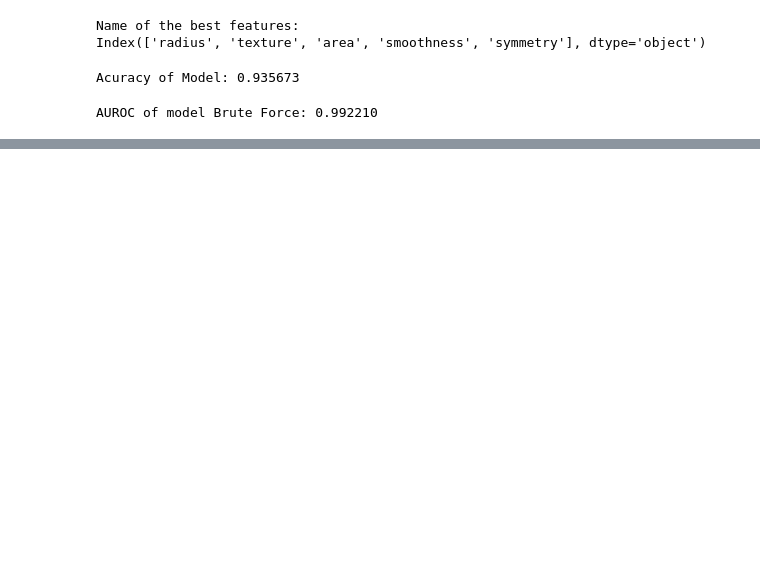
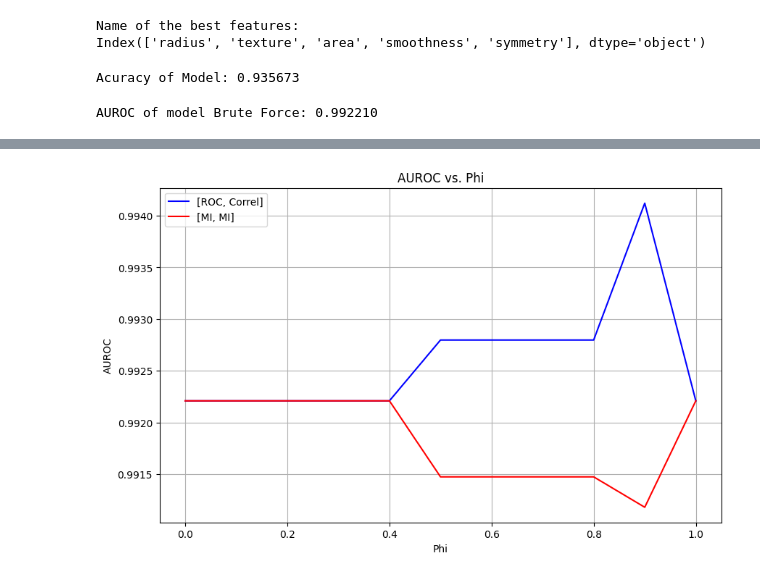
Before and after one commit to annafcosta/Quantum-Computer-Feature-Selection, a Jupyter notebook: src/breast_cancer.ipynb, the cells around one changed output, grey strips where cells are left out. Drawn from its saved outputs; the diff is of its cells as text; code cells hidden in the pictures; blank space fills up the shorter version.

```diff
--- a/src/breast_cancer.ipynb
+++ b/src/breast_cancer.ipynb
@@ -263,7 +260,7 @@ def brute_force(phi, combinations, target_corr, corr_matrix):
 
     # Returns the index of the selected features
     selected_features = [i for i, val in enumerate(best_features) if val == 1]
-    return selected_features, min_value
+    return selected_features
 # %%
 # Generate combinations of features
 combinations = list(itertools.product([0, 1], repeat=X.shape[1]))
@@ -332,0 +389,40 @@ plt.show()
+# %%
+def train_and_evaluate(X_train, y_train, X_test, y_test, features):
+    X_train_subset = X_train[:, features]
+    X_test_subset = X_test[:, features]
+
+    model.fit(X_train_subset, y_train)
+
+    predictions = model.predict_proba(X_test_subset)[:, 1]
+
+    auroc = roc_auc_score(y_test, predictions)
+    return auroc
+# %%
+x_roc_correl = []
+x_mi_mi = []
+y_axis = []
+
+for phi in np.arange(0, 1.1, 0.1):
+    selected_features_roc_corr = brute_force(phi, combinations, target_roc, corr_matrix) # Using ROC and Correlation
+    selected_features_mi_mi = brute_force(phi, combinations, target_mi, mi_matrix) # Using ROC and Mutual Information
+
+    auroc_roc_corr = train_and_evaluate(X_train, y_train, X_test, y_test, selected_features_roc_corr)
+    auroc_mi_mi = train_and_evaluate(X_train, y_train, X_test, y_test, selected_features_mi_mi)
+
+    x_roc_correl.append(auroc_roc_corr)
+    x_mi_mi.append(auroc_mi_mi)
+    y_axis.append(phi)
+# %%
+plt.figure(figsize=(10, 6))
+plt.plot(y_axis, x_roc_correl, linestyle='-', color='b', label='[ROC, Correl]')
+plt.plot(y_axis, x_mi_mi, linestyle='-', color='r', label='[MI, MI]')
+
+plt.title('AUROC vs. Phi')
+plt.xlabel('Phi')
+plt.ylabel('AUROC')
+plt.legend()
+
+plt.grid(True)
+plt.show()
+# %% [output]
+[figure, added]
```
Also changed, not shown: parts of 18 cells of this notebook.
